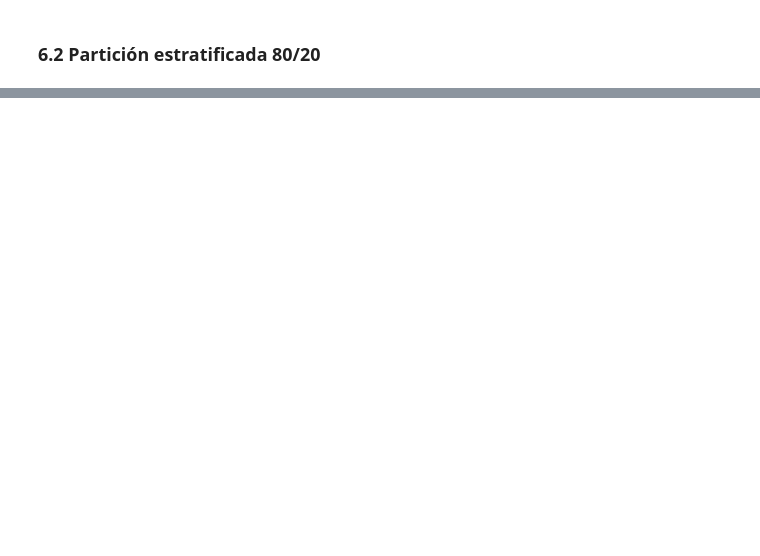
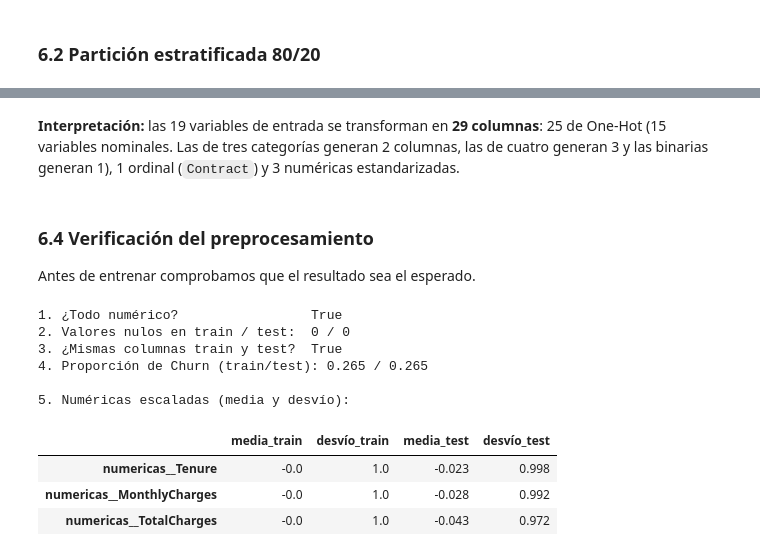
Before and after one commit to fedeiria/tpi-analisis-de-datos, a Jupyter notebook: notebooks/TPI_Analisis_de_Datos.ipynb, the cells around one changed output, grey strips where cells are left out. Drawn from its saved outputs; the diff is of its cells as text; code cells hidden in the pictures; blank space fills up the shorter version.

```diff
--- a/notebooks/TPI_Analisis_de_Datos.ipynb
+++ b/notebooks/TPI_Analisis_de_Datos.ipynb
@@ -676,0 +979,15 @@ _Justificar qué variables van con One-Hot y cuáles con Ordinal, y por qué Sta
+# %%
+X_train, X_test, y_train, y_test = train_test_split(
+    X, y, test_size=0.2, stratify=y, random_state=RANDOM_STATE
+)
+
+print(f"Train: {X_train.shape[0]} filas | Test: {X_test.shape[0]} filas")
+
+# Verificación de la estratificación: la proporción de Churn debe ser casi idéntica en los tres conjuntos
+proporciones = pd.DataFrame({
+    "original_%": y.value_counts(normalize=True) * 100,
+    "train_%": y_train.value_counts(normalize=True) * 100,
+    "test_%": y_test.value_counts(normalize=True) * 100,
+}).round(2)
+proporciones.index = ["No cancela (0)", "Cancela (1)"]
+proporciones
@@ -676,0 +1048,32 @@ _Justificar qué variables van con One-Hot y cuáles con Ordinal, y por qué Sta
+# %% [markdown]
+**Interpretación:** las 19 variables de entrada se transforman en **29 columnas**: 25 de One-Hot (15 variables nominales. Las de tres categorías generan 2 columnas, las de cuatro generan 3 y las binarias generan 1), 1 ordinal (`Contract`) y 3 numéricas estandarizadas.
+# %% [markdown]
+### 6.4 Verificación del preprocesamiento
+
+Antes de entrenar comprobamos que el resultado sea el esperado.
+# %%
+prep_train = pd.DataFrame(X_train_prep, columns=preprocesador.get_feature_names_out())
+
+print("1. ¿Todo numérico?                ", bool((prep_train.dtypes == "float64").all()))
+print("2. Valores nulos en train / test: ", int(np.isnan(X_train_prep).sum()), "/", int(np.isnan(X_test_prep).sum()))
+print("3. ¿Mismas columnas train y test? ", X_train_prep.shape[1] == X_test_prep.shape[1])
+print("4. Proporción de Churn (train/test):", round(y_train.mean(), 3), "/", round(y_test.mean(), 3))
+
+num_train = prep_train[[f"numericas__{c}" for c in cols_num]]
+num_test = pd.DataFrame(X_test_prep, columns=preprocesador.get_feature_names_out())[[f"numericas__{c}" for c in cols_num]]
+print("\n5. Numéricas escaladas (media y desvío):")
+display(pd.DataFrame({
+    "media_train": num_train.mean(), "desvío_train": num_train.std(ddof=0),
+    "media_test": num_test.mean(), "desvío_test": num_test.std(ddof=0),
+}).round(3))
+# %% [output]
+1. ¿Todo numérico?                 True
+2. Valores nulos en train / test:  0 / 0
+3. ¿Mismas columnas train y test?  True
+4. Proporción de Churn (train/test): 0.265 / 0.265
+
+5. Numéricas escaladas (media y desvío):
+|  | media_train | desvío_train | media_test | desvío_test |
+| numericas__Tenure | -0.0 | 1.0 | -0.023 | 0.998 |
+| numericas__MonthlyCharges | -0.0 | 1.0 | -0.028 | 0.992 |
+| numericas__TotalCharges | -0.0 | 1.0 | -0.043 | 0.972 |
```
Also changed, not shown: parts of 90 cells of this notebook.
